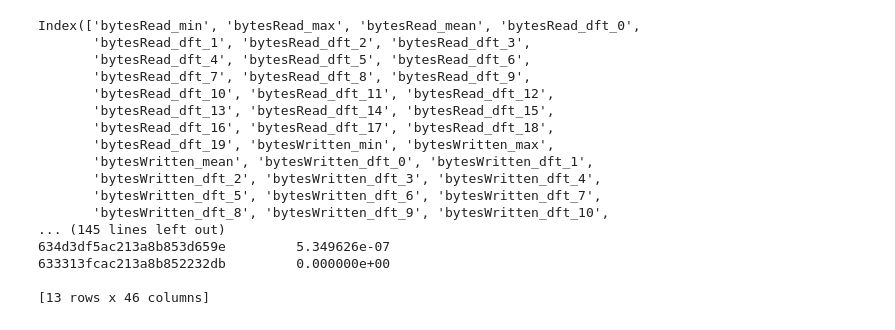
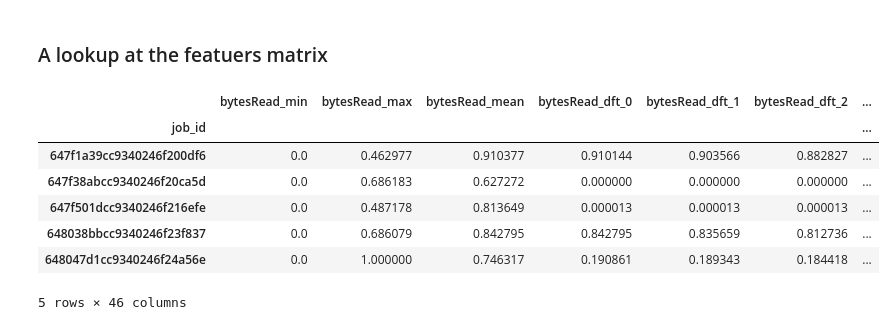
Before and after one commit to io-sea/recommendation-system, a Jupyter notebook: app_decomposer/notebooks/central-workflow.ipynb, the cells around one changed output. Drawn from its saved outputs; the diff is of its cells as text; code cells hidden in the pictures.

```diff
--- a/app_decomposer/notebooks/central-workflow.ipynb
+++ b/app_decomposer/notebooks/central-workflow.ipynb
@@ -116,0 +63,21 @@ workflows = [searcher.extract_workflow_data(workflow_id) for workflow_id in df['
+# %%
+# Extract workflows data
+workflows = [searcher.extract_workflow_data(workflow_id) for workflow_id in df['id']]
+
+# Convert each workflow data into the format expected by CentralJob
+central_jobs = {}
+for workflow in workflows:
+    # Check if workflow data is None before proceeding
+    if workflow is not None:
+        for workflow_id, workflow_data in workflow.items():
+            try:
+                job = {
+                    'bytesRead': np.array(workflow_data['bytesRead']),
+                    'bytesWritten': np.array(workflow_data['bytesWritten'])
+                }
+                central_jobs[workflow_id] = job
+
+            except:
+                print(f"Cannot process {workflow_id} data")
+    else:
+        print("Workflow data is None, skipping...")
@@ -178,23 +136,15 @@ central_job._features
+# %% [markdown]
+### A lookup at the featuers matrix
 # %%
 features = central_job._features
-
-print(features.columns)
-print(features)
+features.head()
+#print(list(features.columns))
 # %% [output]
+|  | bytesRead_min | bytesRead_max | bytesRead_mean | bytesRead_dft_0 | bytesRead_dft_1 | bytesRead_dft_2 | ... |
+| job_id |  |  |  |  |  |  | ... |
+| 647f1a39cc9340246f200df6 | 0.0 | 0.462977 | 0.910377 | 0.910144 | 0.903566 | 0.882827 | ... |
+| 647f38abcc9340246f20ca5d | 0.0 | 0.686183 | 0.627272 | 0.000000 | 0.000000 | 0.000000 | ... |
+| 647f501dcc9340246f216efe | 0.0 | 0.487178 | 0.813649 | 0.000013 | 0.000013 | 0.000013 | ... |
+| 648038bbcc9340246f23f837 | 0.0 | 0.686079 | 0.842795 | 0.842795 | 0.835659 | 0.812736 | ... |
+| 648047d1cc9340246f24a56e | 0.0 | 1.000000 | 0.746317 | 0.190861 | 0.189343 | 0.184418 | ... |
-Index(['bytesRead_min', 'bytesRead_max', 'bytesRead_mean', 'bytesRead_dft_0',
-       'bytesRead_dft_1', 'bytesRead_dft_2', 'bytesRead_dft_3',
-       'bytesRead_dft_4', 'bytesRead_dft_5', 'bytesRead_dft_6',
-       'bytesRead_dft_7', 'bytesRead_dft_8', 'bytesRead_dft_9',
-       'bytesRead_dft_10', 'bytesRead_dft_11', 'bytesRead_dft_12',
-       'bytesRead_dft_13', 'bytesRead_dft_14', 'bytesRead_dft_15',
-       'bytesRead_dft_16', 'bytesRead_dft_17', 'bytesRead_dft_18',
-       'bytesRead_dft_19', 'bytesWritten_min', 'bytesWritten_max',
-       'bytesWritten_mean', 'bytesWritten_dft_0', 'bytesWritten_dft_1',
-       'bytesWritten_dft_2', 'bytesWritten_dft_3', 'bytesWritten_dft_4',
-       'bytesWritten_dft_5', 'bytesWritten_dft_6', 'bytesWritten_dft_7',
-       'bytesWritten_dft_8', 'bytesWritten_dft_9', 'bytesWritten_dft_10',
-... (145 lines left out)
-634d3df5ac213a8b853d659e         5.349626e-07
-633313fcac213a8b852232db         0.000000e+00
-
-[13 rows x 46 columns]
+5 rows × 46 columns
```
Also changed, not shown: parts of 25 cells of this notebook, 1 other file.
